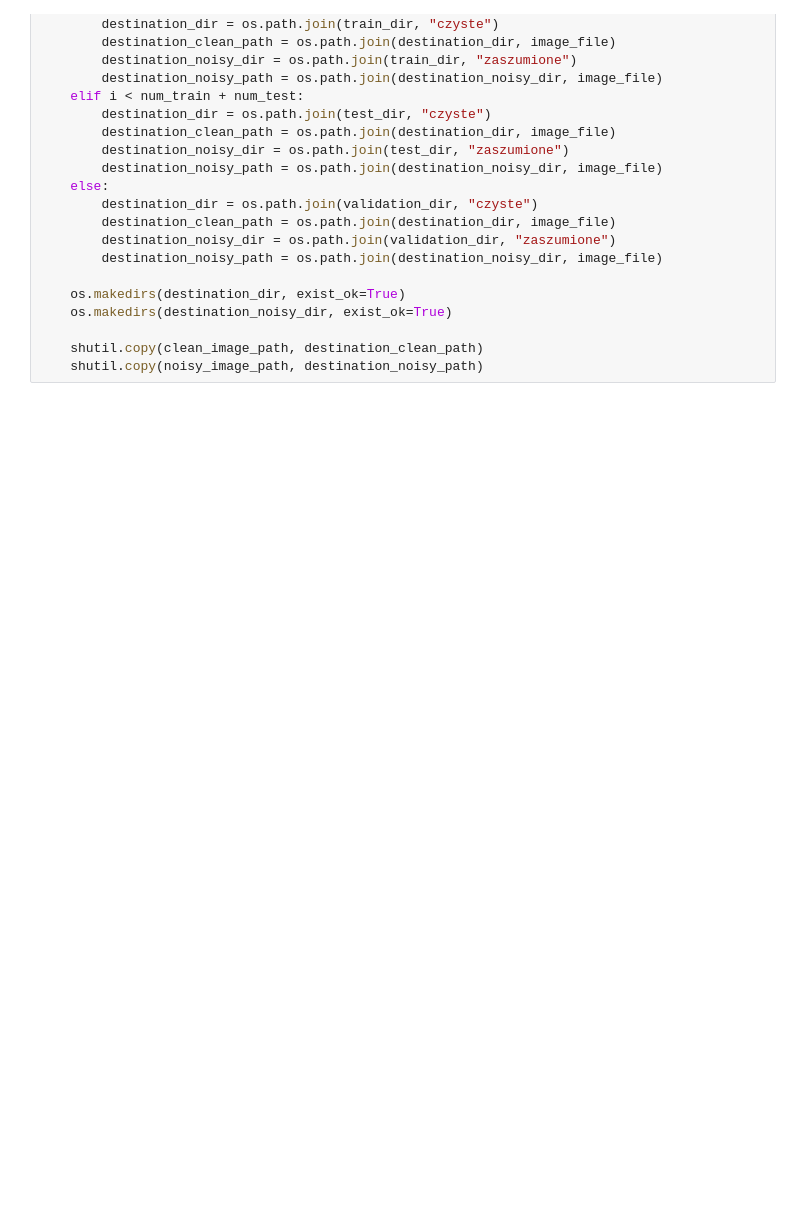
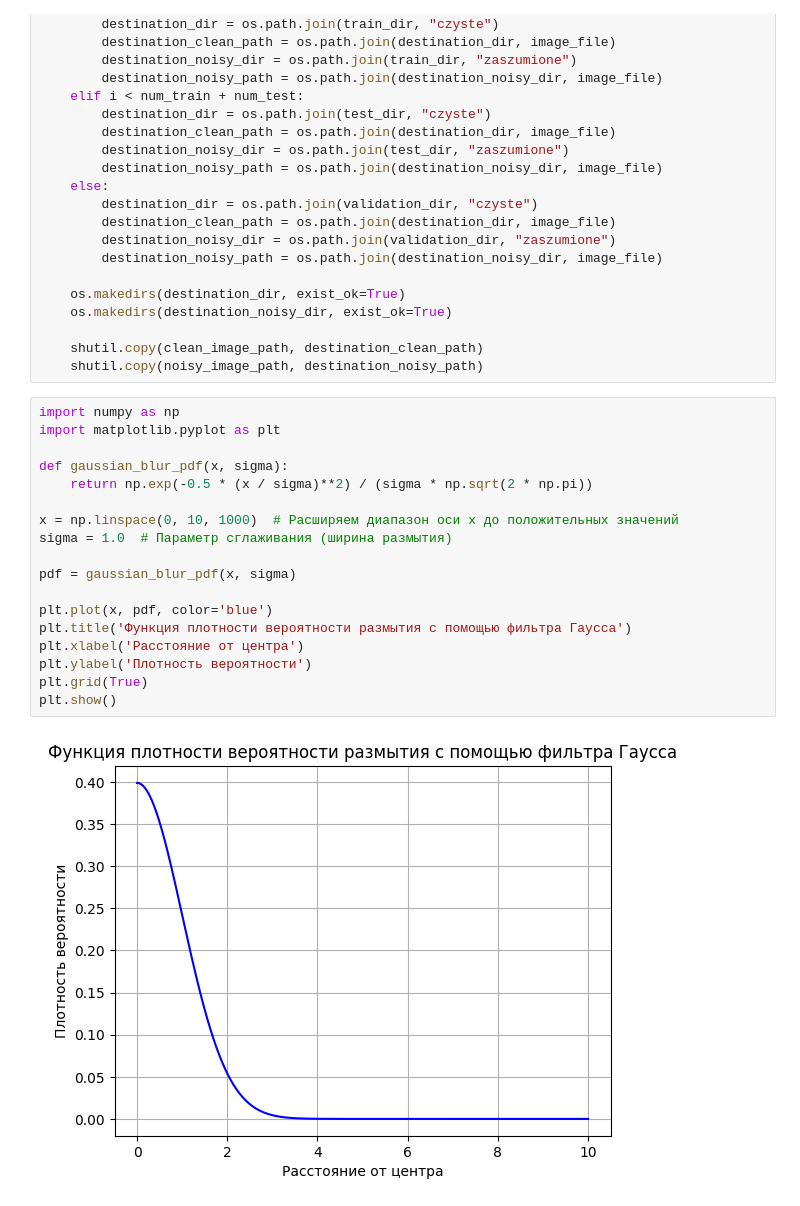
Before and after one commit to CyrexML/DenoisingImagesCNN, a Jupyter notebook: CreatingTrainTestValidationDatasets.ipynb, the cells around one changed output. Drawn from its saved outputs; the diff is of its cells as text; blank space fills up the shorter version.

Commit message:
images.

```diff
--- a/CreatingTrainTestValidationDatasets.ipynb
+++ b/CreatingTrainTestValidationDatasets.ipynb
@@ -54,3 +54,23 @@ for i, idx in enumerate(image_indices):
 
     shutil.copy(clean_image_path, destination_clean_path)
     shutil.copy(noisy_image_path, destination_noisy_path)
+# %%
+import numpy as np
+import matplotlib.pyplot as plt
+
+def gaussian_blur_pdf(x, sigma):
+    return np.exp(-0.5 * (x / sigma)**2) / (sigma * np.sqrt(2 * np.pi))
+
+x = np.linspace(0, 10, 1000)  # Расширяем диапазон оси x до положительных значений
+sigma = 1.0  # Параметр сглаживания (ширина размытия)
+
+pdf = gaussian_blur_pdf(x, sigma)
+
+plt.plot(x, pdf, color='blue')
+plt.title('Функция плотности вероятности размытия с помощью фильтра Гаусса')
+plt.xlabel('Расстояние от центра')
+plt.ylabel('Плотность вероятности')
+plt.grid(True)
+plt.show()
+# %% [output]
+[figure, added]
```
Also changed, not shown: parts of 2 cells of this notebook.
